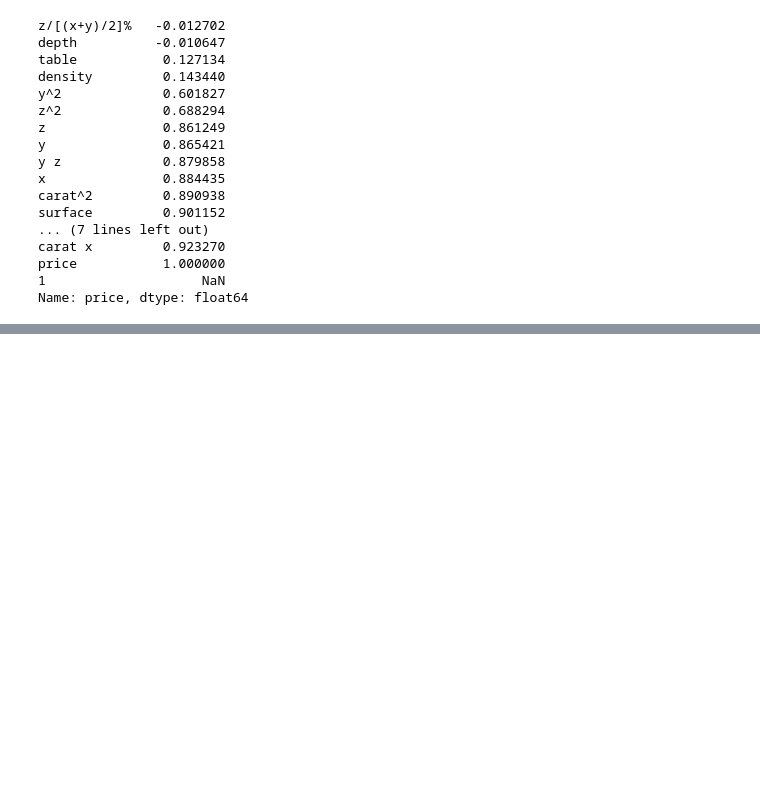
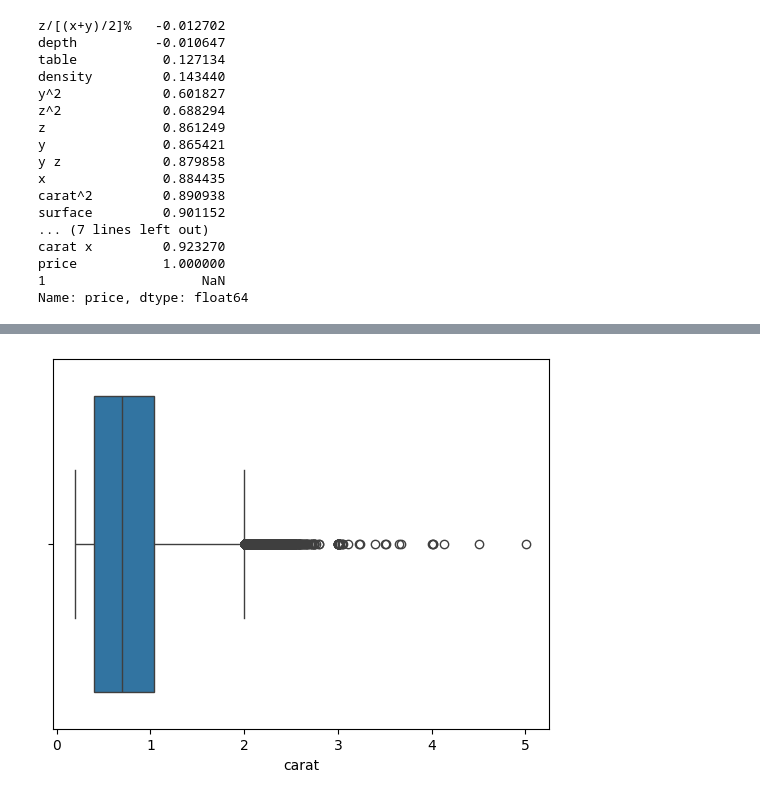
Before and after one commit to MouloudB-24/MP-PRO, a Jupyter notebook: entrainement.ipynb, the cells around one changed output, grey strips where cells are left out. Cells and saved outputs as stored; diff of their text form; code cells hidden in the pictures; blank space fills up the shorter version.

```diff
--- a/entrainement.ipynb
+++ b/entrainement.ipynb
@@ -1138,0 +1139,3 @@ g
+# %%
+df = sns.load_dataset('diamonds')
+df.head()
@@ -1138,0 +1149,5 @@ g
+# %%
+sns.boxplot(data=df, x=df['carat'])
+plt.show()
+# %% [output]
+[figure, added]
```
Also changed, not shown: parts of 39 cells of this notebook.
